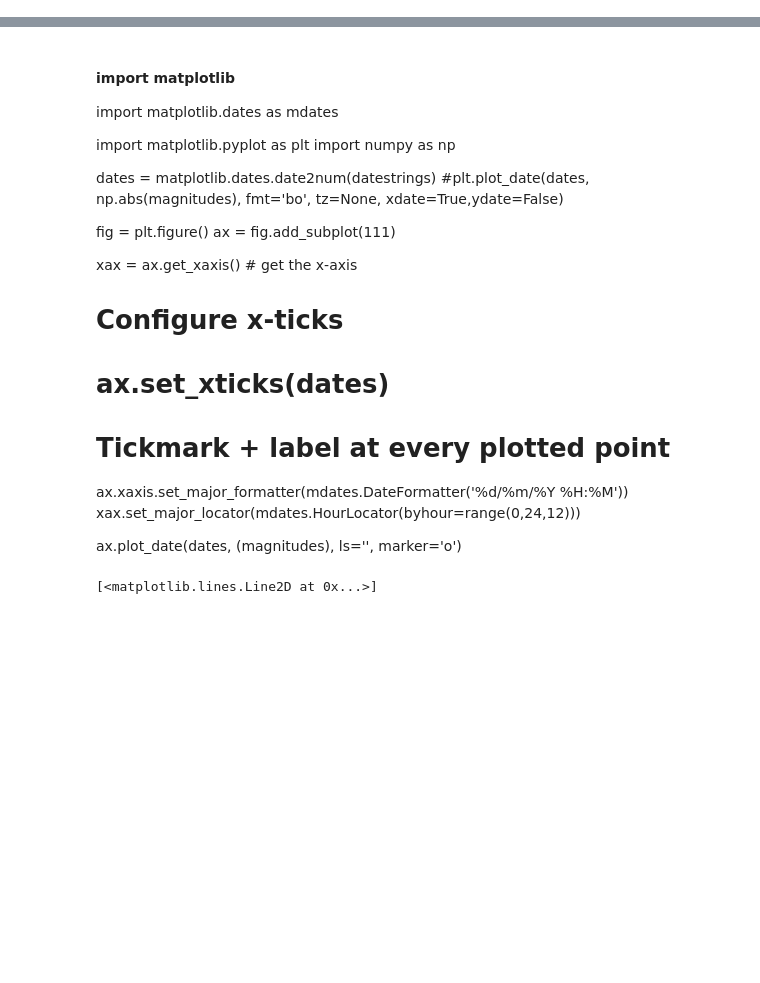
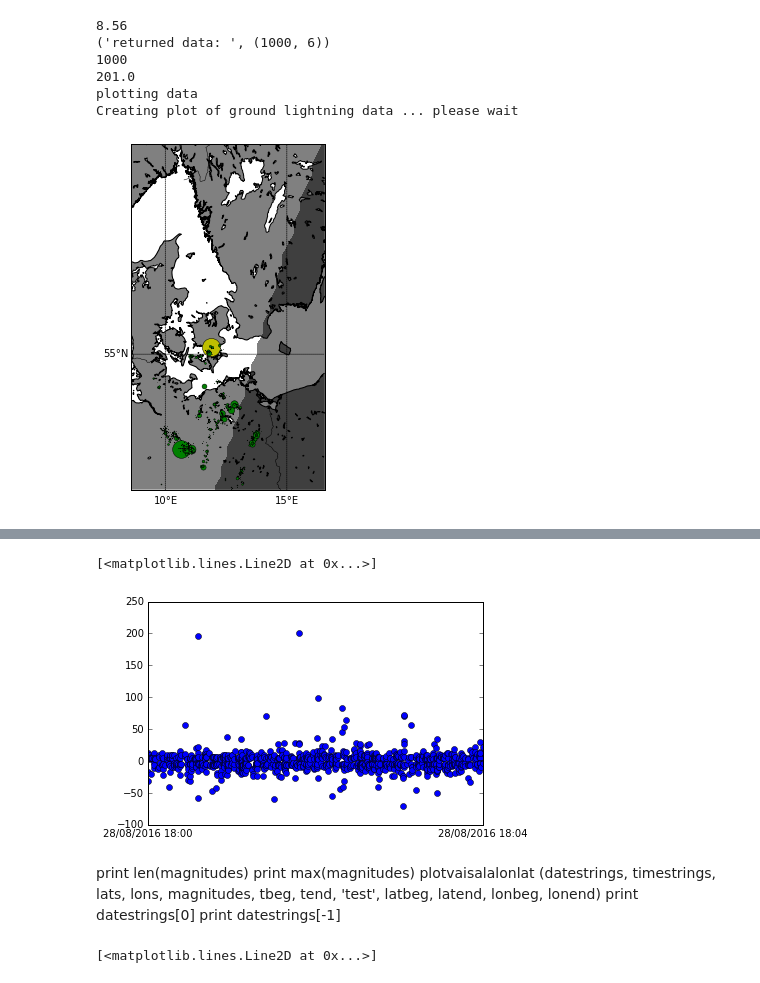
Before and after one commit to garethcmurphy/Atmosphere-Space-Interaction-Monitor-ASIM-Data-Processing-Software-, a Jupyter notebook: plot_vaisala_data_in_specified_range_and _time.ipynb, the cells around one changed output, grey strips where cells are left out. Cells and saved outputs as stored; diff of their text form; code cells hidden in the pictures; blank space fills up the shorter version.

```diff
--- a/plot_vaisala_data_in_specified_range_and _time.ipynb
+++ b/plot_vaisala_data_in_specified_range_and _time.ipynb
@@ -37,7 +37,9 @@ def plotvaisalalonlat (datestrings, timestrings, lats, lons, magnitudes, tbeg, t
 
 
     map =  Basemap(projection='merc',llcrnrlat=minlat,urcrnrlat=maxlat,\
-                llcrnrlon=minlon,urcrnrlon=maxlon,lat_ts=20,resolution='f')
+                llcrnrlon=minlon,urcrnrlon=maxlon,lat_ts=20,resolution='f
+
+
     map.drawcoastlines()
     map.drawcountries()
     map.fillcontinents(color = 'gray')
@@ -88,8 +90,8 @@ def read_postgres_vaisala_lon_lat (tbeg, tend,lonbeg, lonend,latbeg, latend, lim
 
     try:
 
-        #con = psycopg2.connect(host='asdc.space.dtu.dk', database='gld', user='gmurphy', password='j-l%CHB2Za')
-        con = psycopg2.connect(host='127.0.0.1', database='gld', user='gmurphy', password='')
+        con = psycopg2.connect(host='asdc.space.dtu.dk', database='gld', user='gmurphy', password='j-l%CHB2Za')
+        #con = psycopg2.connect(host='127.0.0.1', database='gld', user='gmurphy', password='')
         cur = con.cursor()
         cur.execute("SET TIME ZONE 'UTC';")  # UTC
         cur.execute("SELECT * FROM lightnings LIMIT 0")
@@ -502,32 +504,40 @@ lonend=lon+halfbox
 
 %matplotlib inline
 
 from datetime import datetime, timedelta
 import pytz
 
 
-tbeg = datetime(2016, 8, 21, 11,0 , 0,0, pytz.UTC)+timedelta(hours=0)
-tend   = tbeg+timedelta(minutes=15)
+tbeg = datetime(2016, 8, 28, 18,0 , 0,0, pytz.UTC)+timedelta(hours=0)
+tend   = tbeg+timedelta(hours=4)
 limit=1000
 datestrings, timestrings, lats, lons, magnitudes=read_postgres_vaisala_lon_lat (tbeg, tend,lonbeg, lonend,latbeg, latend, limit)
 print len(magnitudes)
 print max(magnitudes)
 plotvaisalalonlat (datestrings, timestrings, lats, lons, magnitudes, tbeg, tend, 'test', latbeg, latend, lonbeg, lonend)
 print datestrings[0]
 print datestrings[-1]
 
 
 import matplotlib
 import matplotlib.dates as mdates
 import matplotlib.pyplot as plt
 import numpy as np
 dates = matplotlib.dates.date2num(datestrings)
 #plt.plot_date(dates, np.abs(magnitudes), fmt='bo', tz=None, xdate=True,ydate=False)
 fig = plt.figure()
 ax = fig.add_subplot(111)
 xax = ax.get_xaxis() # get the x-axis
 #Configure x-ticks
 ax.set_xticks(dates) # Tickmark + label at every plotted point
 ax.xaxis.set_major_formatter(mdates.DateFormatter('%d/%m/%Y %H:%M'))
 xax.set_major_locator(mdates.HourLocator(byhour=range(0,24,24)))
 ax.plot_date(dates, (magnitudes), ls='', marker='o')
+# %% [output]
+8.56
+('returned data: ', (1000, 6))
+1000
+201.0
+plotting data
+Creating plot of ground lightning data ... please wait
+[figure, added]
@@ -534,28 +546,11 @@ ax.plot_date(dates, (magnitudes), ls='', marker='o')
+[<matplotlib.lines.Line2D at 0x...>]
+[figure, added]
-# %% [markdown]
-#### import matplotlib
-import matplotlib.dates as mdates
-
-import matplotlib.pyplot as plt
-import numpy as np
-
-dates = matplotlib.dates.date2num(datestrings)
-#plt.plot_date(dates, np.abs(magnitudes), fmt='bo', tz=None, xdate=True,ydate=False)
-
-
-fig = plt.figure()
-ax = fig.add_subplot(111)
-
-xax = ax.get_xaxis() # get the x-axis
-
-# Configure x-ticks
-# ax.set_xticks(dates)
-
-# Tickmark + label at every plotted point
-ax.xaxis.set_major_formatter(mdates.DateFormatter('%d/%m/%Y %H:%M'))
-xax.set_major_locator(mdates.HourLocator(byhour=range(0,24,12)))
-
-
-ax.plot_date(dates, (magnitudes), ls='', marker='o')
+# %% [markdown]
+print len(magnitudes)
+print max(magnitudes)
+plotvaisalalonlat (datestrings, timestrings, lats, lons, magnitudes, tbeg, tend, 'test', latbeg, latend, lonbeg, lonend)
+print datestrings[0]
+print datestrings[-1]
 # %%
 import matplotlib
 import matplotlib.dates as mdates
```
Also changed, not shown: parts of 1 cell of this notebook, 3 other files.
